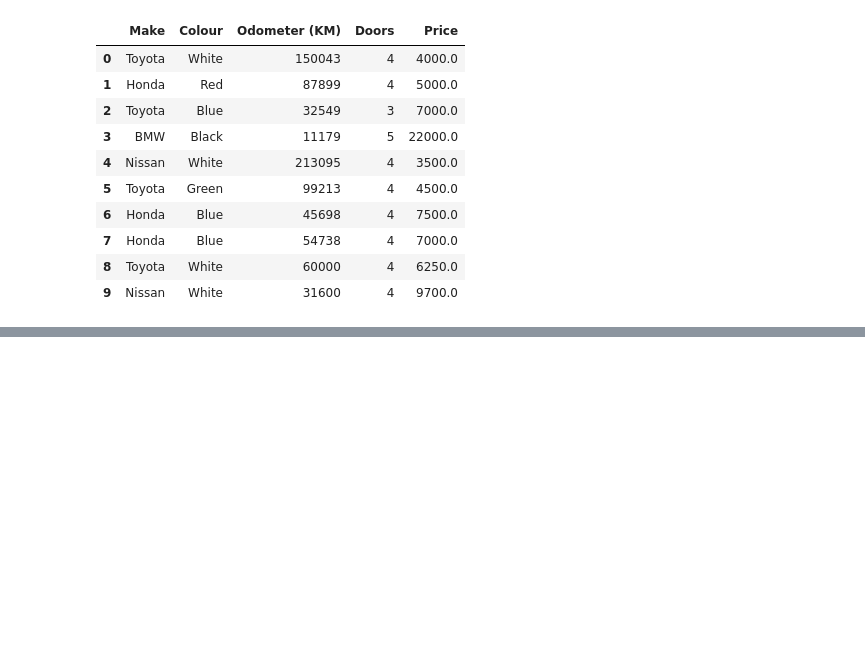
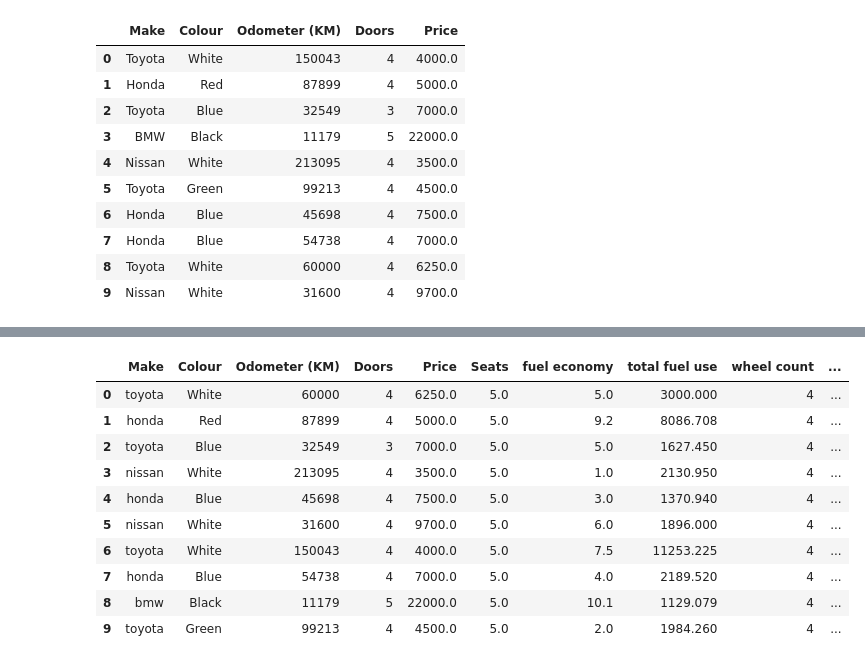
Before and after one commit to olivergarciarg/022_ML_trainning, a Jupyter notebook: sample_project_01/intro-to-pandas.ipynb, the cells around one changed output, grey strips where cells are left out. Cells and saved outputs as stored; diff of their text form; code cells hidden in the pictures; blank space fills up the shorter version.

```diff
--- a/sample_project_01/intro-to-pandas.ipynb
+++ b/sample_project_01/intro-to-pandas.ipynb
@@ -344,0 +582,15 @@ car_sales
+# %%
+car_sales_shuffled.reset_index(inplace=True, drop=True)
+car_sales_shuffled
+# %% [output]
+|  | Make | Colour | Odometer (KM) | Doors | Price | Seats | fuel economy | total fuel use | wheel count | ... |
+| 0 | toyota | White | 60000 | 4 | 6250.0 | 5.0 | 5.0 | 3000.000 | 4 | ... |
+| 1 | honda | Red | 87899 | 4 | 5000.0 | 5.0 | 9.2 | 8086.708 | 4 | ... |
+| 2 | toyota | Blue | 32549 | 3 | 7000.0 | 5.0 | 5.0 | 1627.450 | 4 | ... |
+| 3 | nissan | White | 213095 | 4 | 3500.0 | 5.0 | 1.0 | 2130.950 | 4 | ... |
+| 4 | honda | Blue | 45698 | 4 | 7500.0 | 5.0 | 3.0 | 1370.940 | 4 | ... |
+| 5 | nissan | White | 31600 | 4 | 9700.0 | 5.0 | 6.0 | 1896.000 | 4 | ... |
+| 6 | toyota | White | 150043 | 4 | 4000.0 | 5.0 | 7.5 | 11253.225 | 4 | ... |
+| 7 | honda | Blue | 54738 | 4 | 7000.0 | 5.0 | 4.0 | 2189.520 | 4 | ... |
+| 8 | bmw | Black | 11179 | 5 | 22000.0 | 5.0 | 10.1 | 1129.079 | 4 | ... |
+| 9 | toyota | Green | 99213 | 4 | 4500.0 | 5.0 | 2.0 | 1984.260 | 4 | ... |
```
Also changed, not shown: parts of 19 cells of this notebook, 4 other files.
